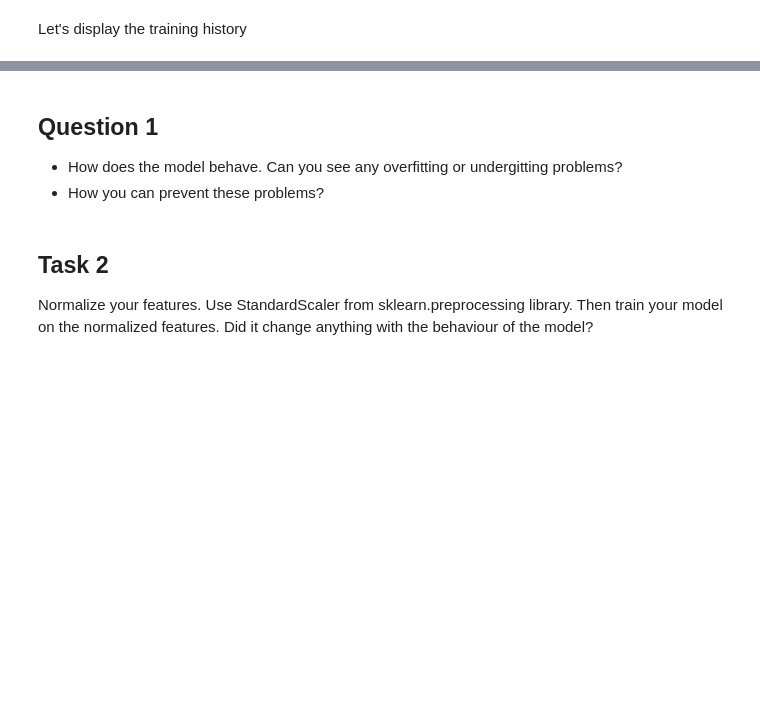
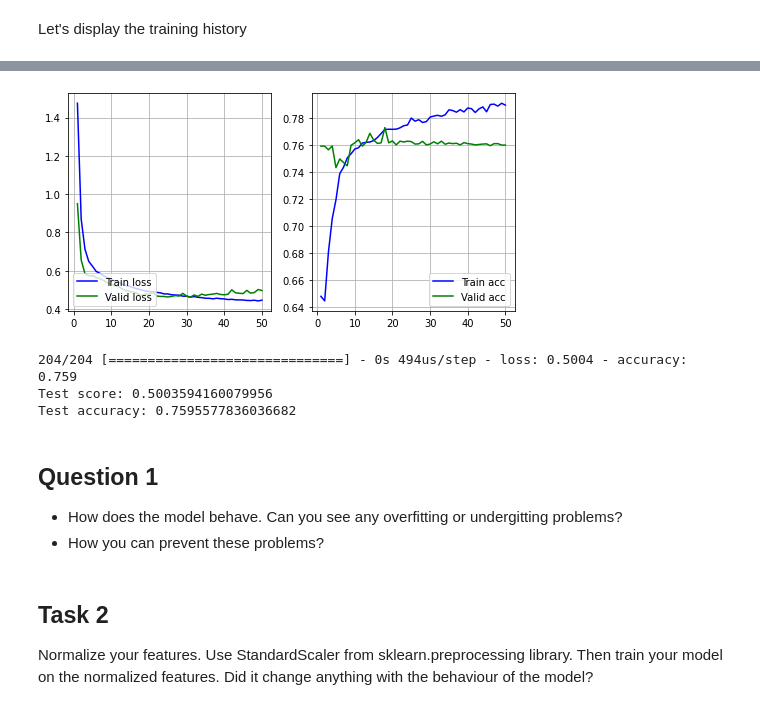
Before and after one commit to sobson125/Machine-Learning, a Jupyter notebook: Studies/Keras Basics/census_keras_empty.ipynb, the cells around one changed output, grey strips where cells are left out. Drawn from its saved outputs; the diff is of its cells as text; code cells hidden in the pictures; blank space fills up the shorter version.

```diff
--- a/Studies/Keras Basics/census_keras_empty.ipynb
+++ b/Studies/Keras Basics/census_keras_empty.ipynb
@@ -174,0 +403,28 @@ def create_model():
+# %%
+# HYPERPARAMETERS
+# ENTER YOUR CODE HERE
+CELLS = 32
+LEARNING_RATE = 0.0003
+EPOCHS = 50
+BATCH_SIZE = 128
+NR_INPUTS = X_train.shape[1]
+KEEP_PROBABILITY = 0.5
+# %%
+def create_model():
+    # ENTER YOUR CODE HERE
+    model = Sequential()
+
+    model.add(Dense(CELLS, input_shape = [NR_INPUTS, ], activation='relu'))
+    model.add(Dropout(KEEP_PROBABILITY))
+    model.add(Dense(CELLS, activation='relu'))
+    model.add(Dense(1, activation='sigmoid'))
+
+    optimizer = optimizers.Adam(lr=LEARNING_RATE)
+
+    model.compile(loss = 'binary_crossentropy', optimizer=optimizer, metrics=['accuracy'])
+
+    return model
+# %%
+model = create_model()
+
+model.summary()
@@ -175,2 +448,6 @@ def create_model():
 # %%
 # ENTER YOUR CODE HERE
+history = model.fit(X_train, y_train,
+                    validation_data = (X_valid, y_valid),
+                    batch_size = BATCH_SIZE,
+                    epochs = EPOCHS)
@@ -177,3 +472,14 @@ def create_model():
+# %%
+plot_train_valid_history(history)
+
+score, acc = model.evaluate(X_test, y_test)
+print('Test score:', score)
+print('Test accuracy:', acc)
+# %% [output]
+[figure, added]
+204/204 [==============================] - 0s 494us/step - loss: 0.5004 - accuracy: 0.759
+Test score: 0.5003594160079956
+Test accuracy: 0.7595577836036682
 # %% [markdown]
 ## Question 1
 - How does the model behave. Can you see any overfitting or undergitting problems?
```
Also changed, not shown: parts of 30 cells of this notebook, 1 other file.
